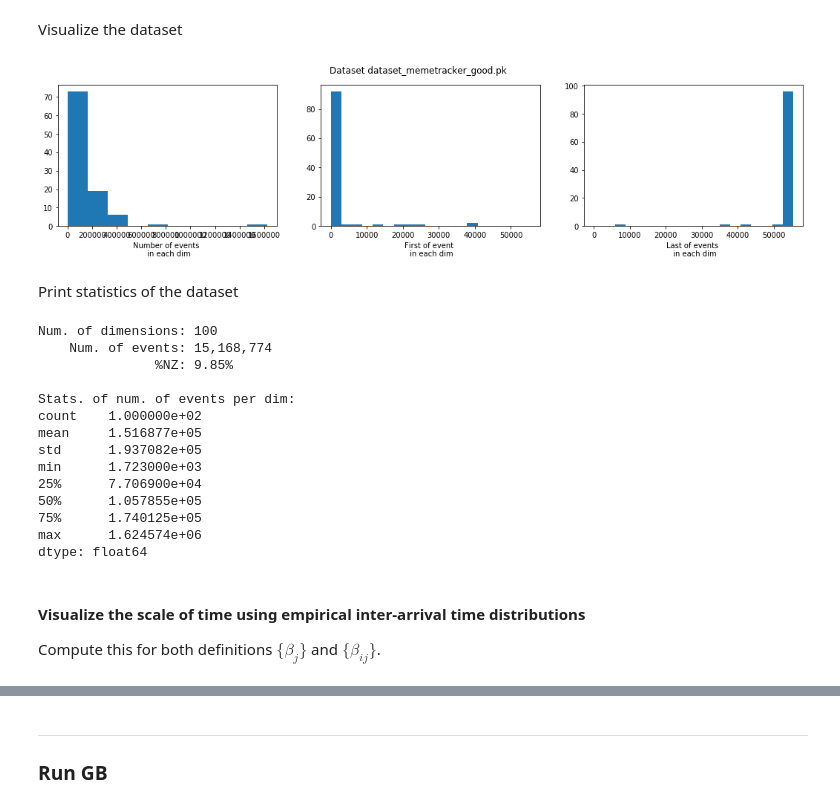
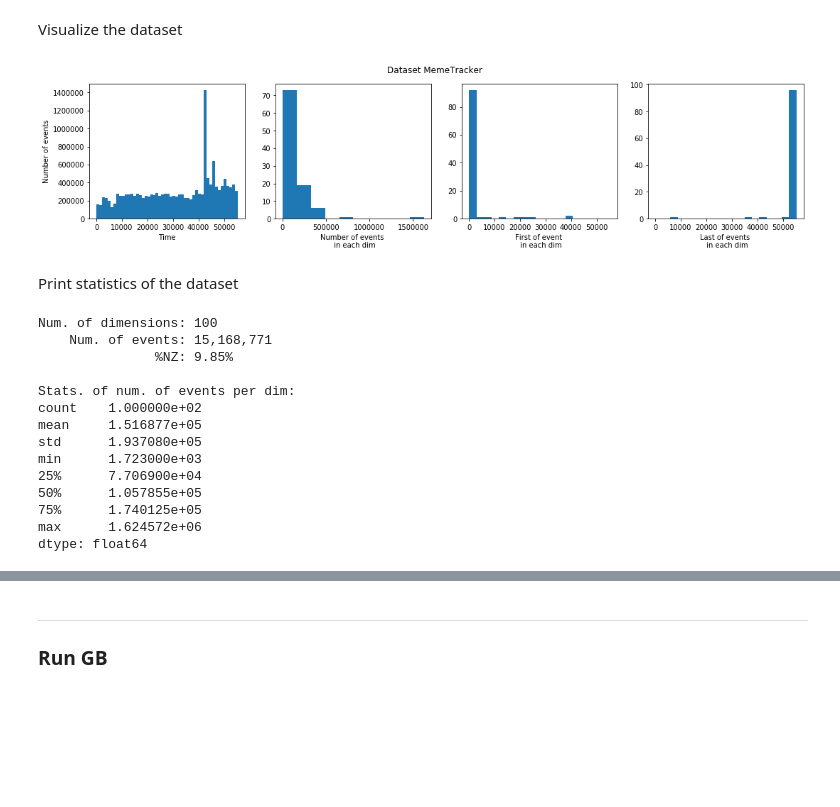
Before and after one commit to trouleau/var-wold, a Jupyter notebook: notebook/real-datasets/3-wt-memetracker.ipynb, the cells around one changed output, grey strips where cells are left out. Cells and saved outputs as stored; diff of their text form; code cells hidden in the pictures; blank space fills up the shorter version.

```diff
--- a/notebook/real-datasets/3-wt-memetracker.ipynb
+++ b/notebook/real-datasets/3-wt-memetracker.ipynb
@@ -34,6 +28,6 @@ display(HTML("<style>.container { width:80% !important; }</style>"))
 
 Set input path
 # %%
-INPUT_PATH = "/root/workspace/var-wold/data/memetracker/dataset_memetracker_good.pk"
+INPUT_PATH = "/root/workspace/var-wold/data/memetracker/memetracker-top100-clean.pickle.gz"
 # %% [markdown]
 Load the dataset
@@ -42,47 +34,53 @@ dataset = Dataset.from_pickle(INPUT_PATH)
+# %%
+dataset = tsvar.preprocessing.MemeTrackerDataset(INPUT_PATH)
+dataset.data.Timestamp /= 426.3722723177017
 # %% [markdown]
 Visualize the dataset
 # %%
-fig, axs = plt.subplots(1, 3, figsize=(18, 3.5))
+start_time = dataset.data.Timestamp.min()
+end_time = dataset.data.Timestamp.max()
+events_all, graph_all = dataset.sample(start_time, end_time)
 
-axs[0].hist(list(map(len, dataset.timestamps)))
-axs[0].set_xlabel('Number of events \n in each dim')
+fig, axs = plt.subplots(1, 4, figsize=(18, 3.5))
 
-end_time = dataset.end_time
-axs[1].hist(list(map(min, dataset.timestamps)), bins=np.linspace(0, end_time, 20))
-axs[1].set_xlabel('First of event \n in each dim')
+axs[0].hist(np.hstack(events_all.values()), bins=50)
+axs[0].set_xlabel('Time')
+axs[0].set_ylabel('Number of events')
 
-axs[2].hist(list(map(max, dataset.timestamps)), bins=np.linspace(0, end_time, 20))
-axs[2].set_xlabel('Last of events \n in each dim')
+axs[1].hist(list(map(len, events_all.values())))
+axs[1].set_xlabel('Number of events \n in each dim')
 
-fig.suptitle(f"Dataset {os.path.split(INPUT_PATH)[1]}");
+axs[2].hist(list(map(min, events_all.values())), bins=np.linspace(start_time, end_time, 20))
+axs[2].set_xlabel('First of event \n in each dim')
+
+axs[3].hist(list(map(max, events_all.values())), bins=np.linspace(start_time, end_time, 20))
+axs[3].set_xlabel('Last of events \n in each dim')
+
+fig.suptitle(f"Dataset MemeTracker");
 # %% [output]
-[figure, old version]
+[figure, new version]
 # %% [markdown]
 Print statistics of the dataset
 # %%
-print(f"Num. of dimensions: {len(dataset.timestamps):,d}")
-print(f"    Num. of events: {sum(map(len, dataset.timestamps)):,d}")
-print(f"               %NZ: {100 * dataset.graph.number_of_edges() / (dataset.graph.number_of_nodes() ** 2):.2f}%")
+print(f"Num. of dimensions: {len(events_all):,d}")
+print(f"    Num. of events: {sum(map(len, events_all.values())):,d}")
+print(f"               %NZ: {100 * graph_all.number_of_edges() / (graph_all.number_of_nodes() ** 2):.2f}%")
 print()
 print("Stats. of num. of events per dim:")
-num_jumps_per_dim = np.array(list(map(len, dataset.timestamps)))
+num_jumps_per_dim = np.array(list(map(len, events_all.values())))
 print(pd.Series(num_jumps_per_dim).describe())
 # %% [output]
 Num. of dimensions: 100
-    Num. of events: 15,168,774
+    Num. of events: 15,168,771
                %NZ: 9.85%
 
 Stats. of num. of events per dim:
 count    1.000000e+02
 mean     1.516877e+05
-std      1.937082e+05
+std      1.937080e+05
 min      1.723000e+03
 25%      7.706900e+04
 50%      1.057855e+05
 75%      1.740125e+05
-max      1.624574e+06
+max      1.624572e+06
 dtype: float64
-# %% [markdown]
-#### Visualize the scale of time using empirical inter-arrival time distributions
-
-Compute this for both definitions $\{\beta_j\}$ and $\{\beta_{ij}\}$.
```
Also changed, not shown: parts of 34 cells of this notebook, 3 other files.
